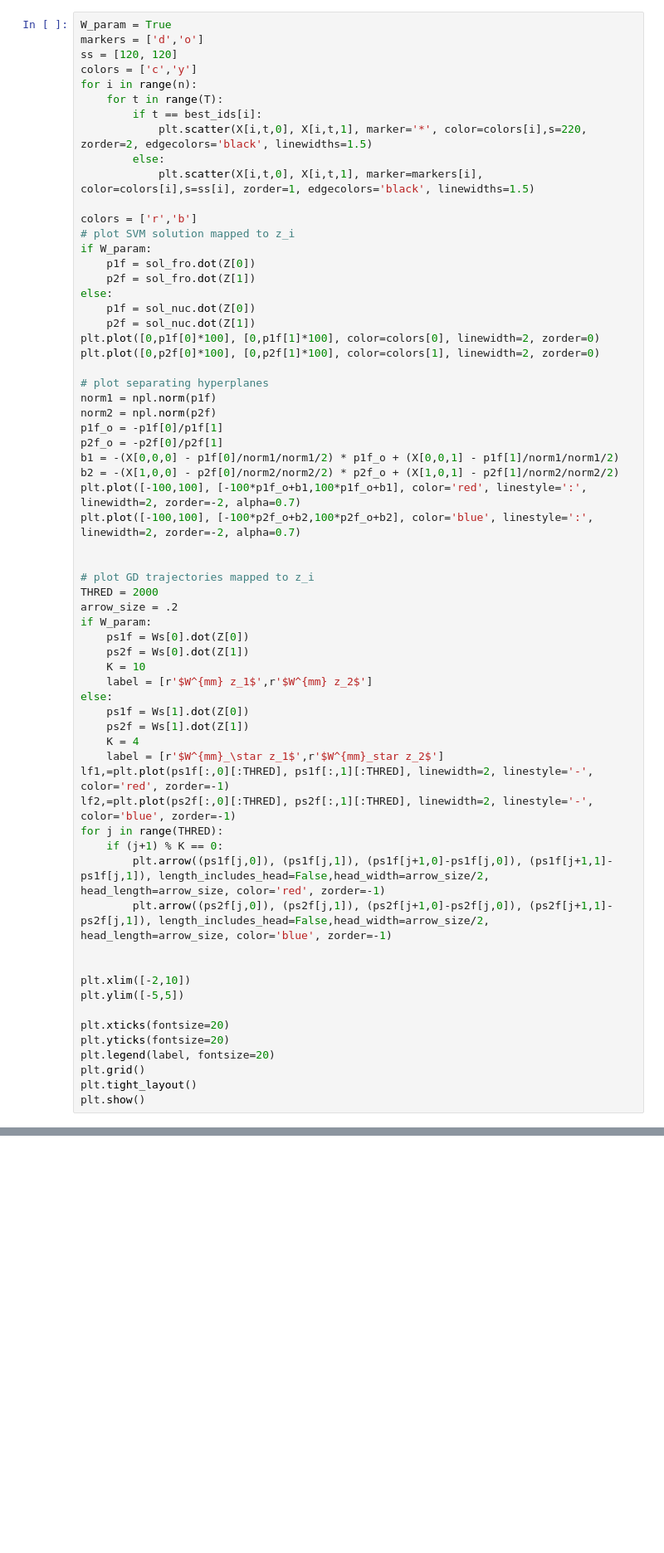
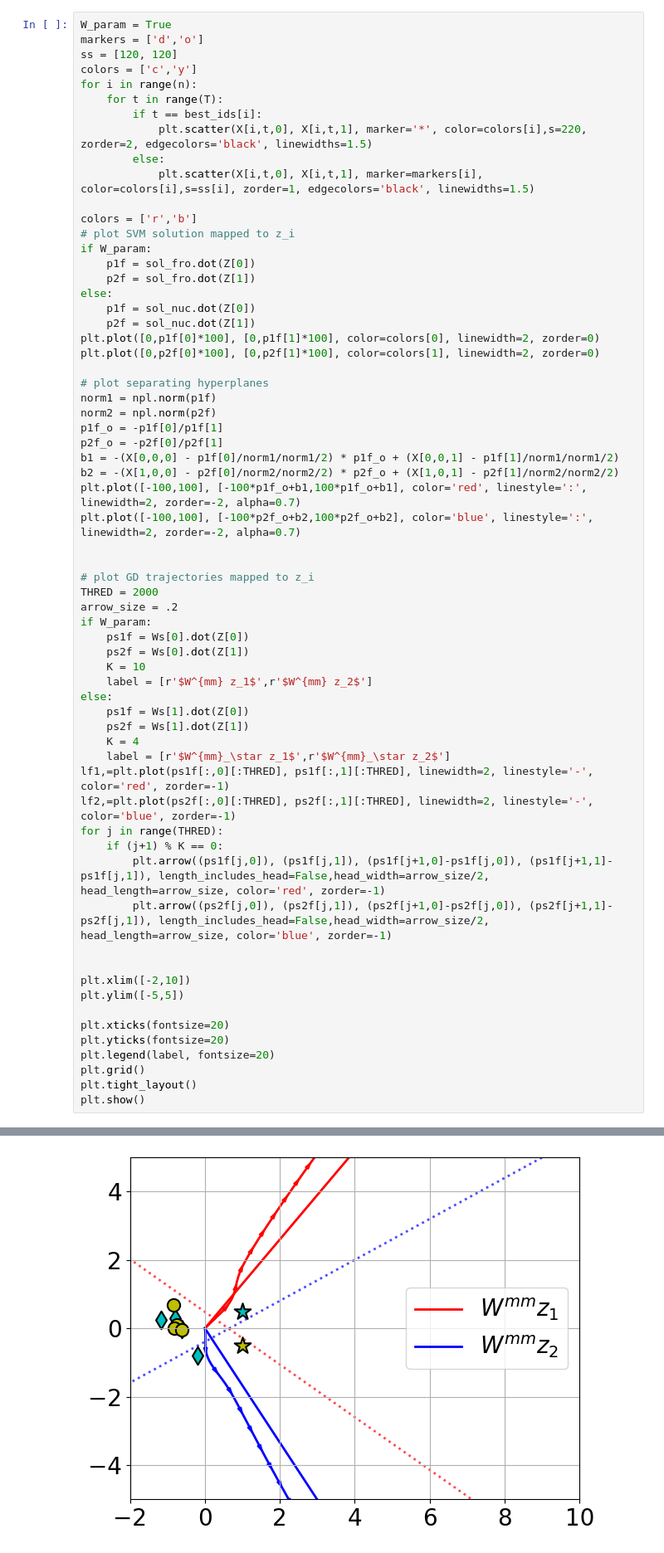
Before and after one commit to umich-sota/TF-as-SVM, a Jupyter notebook: visualization2.ipynb, the cells around one changed output, grey strips where cells are left out. Shown at 83% size. Drawn from its saved outputs; the diff is of its cells as text; blank space fills up the shorter version.

Commit message:
add visual exp

```diff
--- a/visualization2.ipynb
+++ b/visualization2.ipynb
@@ -124,7 +124,7 @@ else:
     ps1f = Ws[1].dot(Z[0])
     ps2f = Ws[1].dot(Z[1])
     K = 4
-    label = [r'$W^{mm}_\star z_1$',r'$W^{mm}_star z_2$']
+    label = [r'$W^{mm}_\star z_1$',r'$W^{mm}_\star z_2$']
 lf1,=plt.plot(ps1f[:,0][:THRED], ps1f[:,1][:THRED], linewidth=2, linestyle='-', color='red', zorder=-1)
 lf2,=plt.plot(ps2f[:,0][:THRED], ps2f[:,1][:THRED], linewidth=2, linestyle='-', color='blue', zorder=-1)
 for j in range(THRED):
@@ -146,0 +146 @@ NameError: name 'npl' is not defined
+[figure, added]
```
Also changed, not shown: parts of 1 cell of this notebook.
